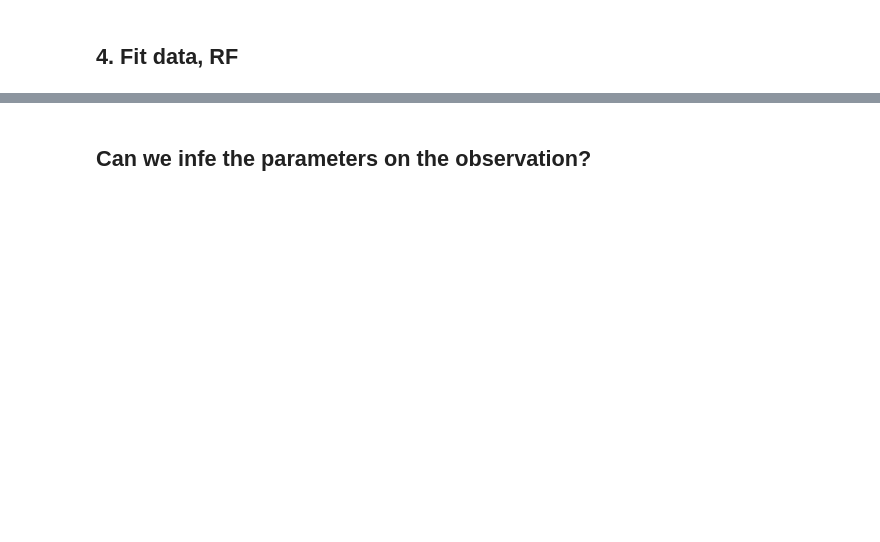
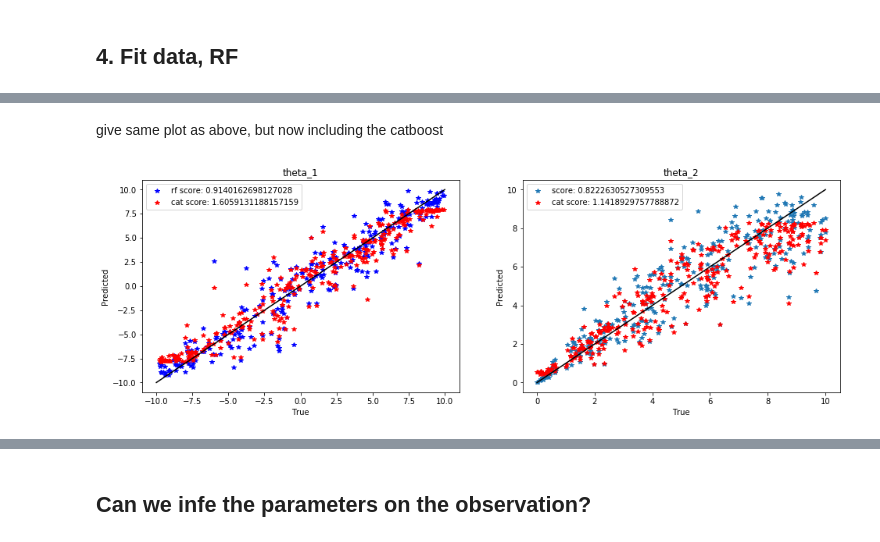
Before and after one commit to robineriksson/abcGBM, a Jupyter notebook: notebooks/Normal toy example.ipynb, the cells around one changed output, grey strips where cells are left out. Cells and saved outputs as stored; diff of their text form; code cells hidden in the pictures; blank space fills up the shorter version.

```diff
--- a/notebooks/Normal toy example.ipynb
+++ b/notebooks/Normal toy example.ipynb
@@ -266,0 +308,28 @@ pass
+# %% [markdown]
+
+give same plot as above, but now including the catboost
+# %%
+plt.figure(figsize=[16,5])
+plt.subplot(1,2,1)
+plt.plot(y_test_1, theta_hat_1, 'b*')
+plt.plot(y_test_1, theta_1_cat, 'r*')
+plt.plot([-10,10],[-10,10],'k-')
+plt.xlabel("True")
+plt.ylabel("Predicted")
+plt.title("theta_1")
+plt.legend(["rf score: " + str(m1score), "cat score: " + str(m1score_cat)])
+
+plt.subplot(1,2,2)
+plt.plot(y_test_2, theta_hat_2, '*')
+plt.plot(y_test_2, theta_2_cat, 'r*')
+plt.plot([0,10],[0,10],'k-')
+plt.xlabel("True")
+plt.ylabel("Predicted")
+plt.title("theta_2")
+plt.legend(["score: " + str(m2score),  "cat score: " + str(m2score_cat)])
+
+
+
+pass
+# %% [output]
+[figure, added]
```
Also changed, not shown: parts of 29 cells of this notebook, 1 other file.
